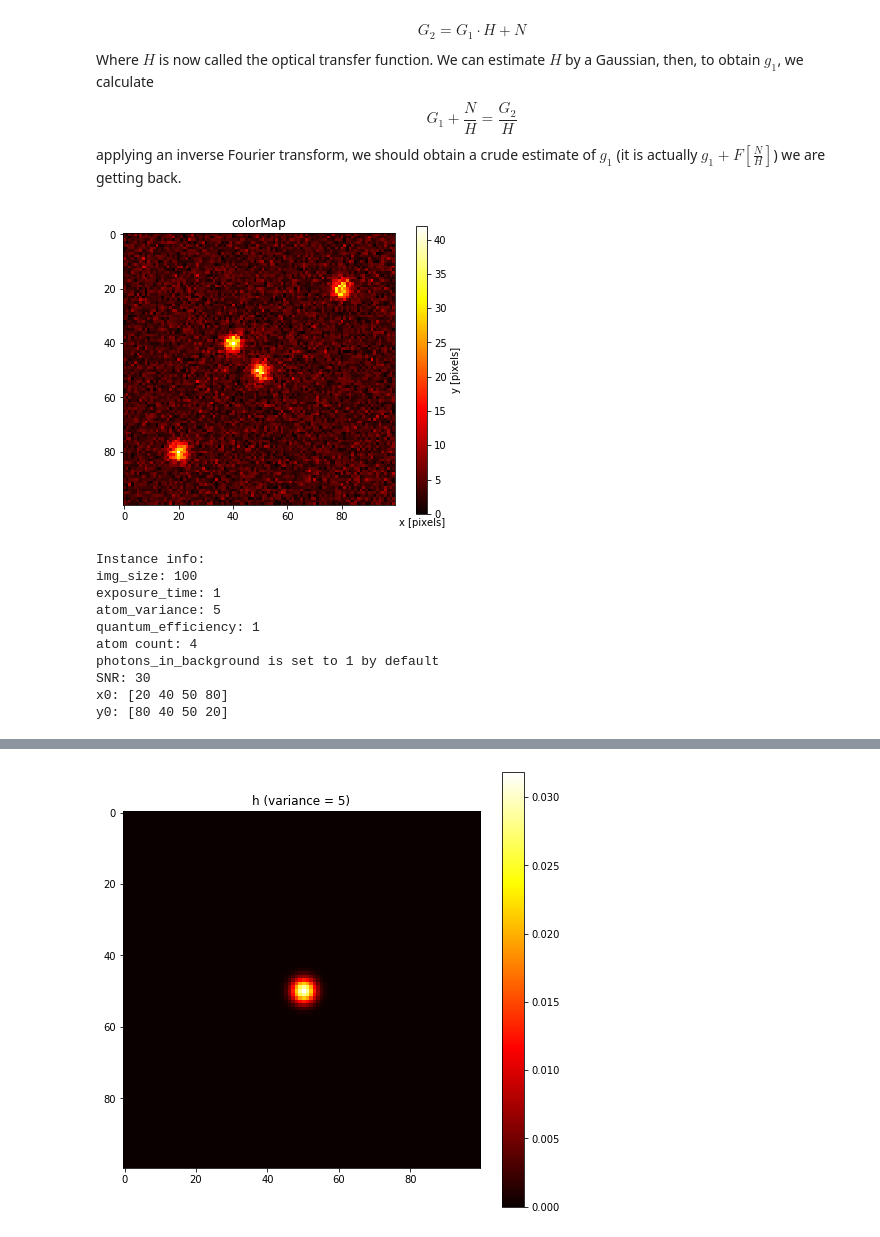
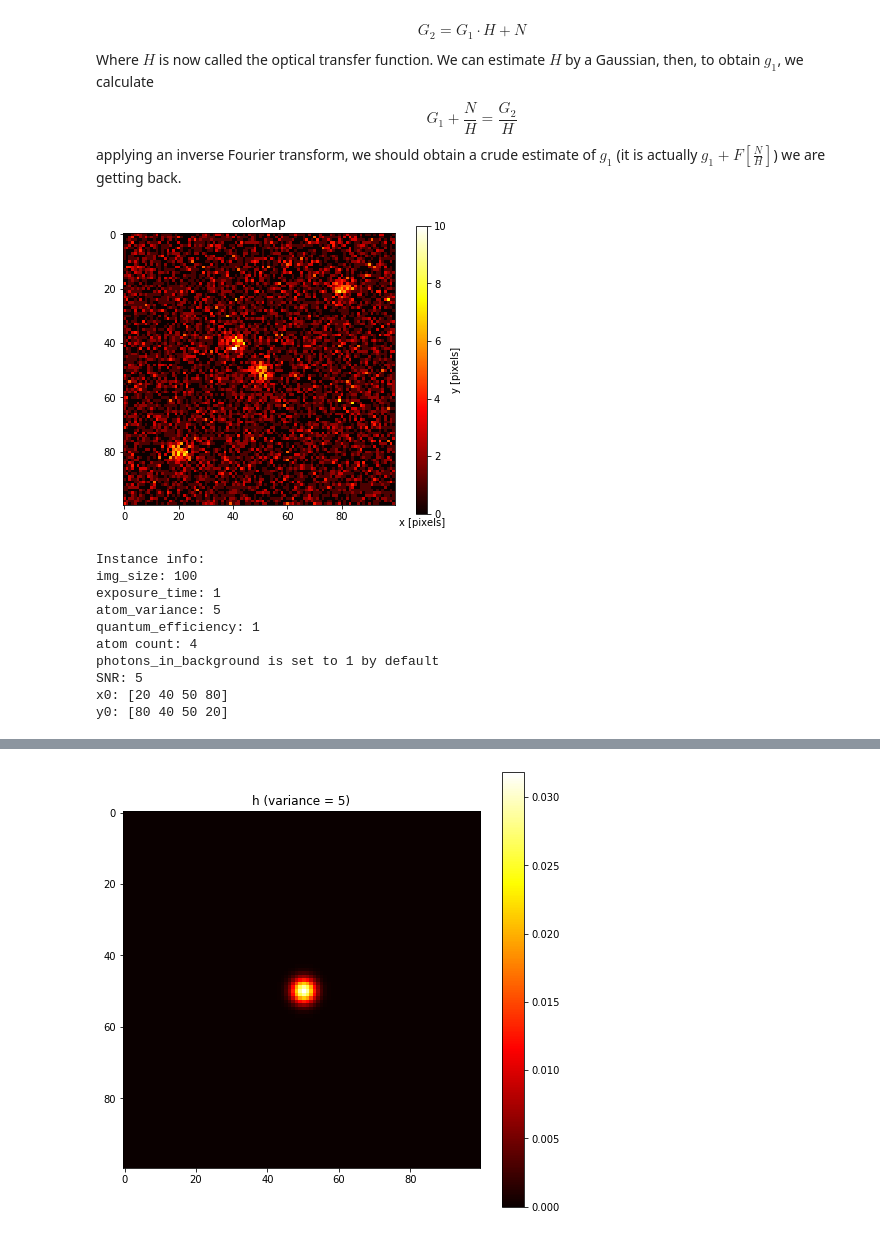
Before and after one commit to cliulinnaeus/AtomDetection, a Jupyter notebook: preprocessing/deconv_test2.ipynb, the cells around one changed output, grey strips where cells are left out. Drawn from its saved outputs; the diff is of its cells as text; code cells hidden in the pictures.

```diff
--- a/preprocessing/deconv_test2.ipynb
+++ b/preprocessing/deconv_test2.ipynb
@@ -155,15 +154,15 @@ $$G_1 + \frac{N}{H} = \frac{G_2}{H}$$
 applying an inverse Fourier transform, we should obtain a crude estimate of $g_1$ (it is actually $g_1 + F[\frac{N}{H}]$) we are getting back.
 # %%
 img_size = 100
-SNR = 30
+SNR = 5
 sim = simulator(img_size, 1)
 x0 = np.array([20, 40, 50, 80])
 y0 = np.array([80, 40, 50, 20])
 # x0 = x0[0]
 # y0 = y0[0]
 g2 = sim.create_simulation_from_SNR(x0, y0, SNR, verbose=True)
 # %% [output]
-[figure, old version]
+[figure, new version]
 Instance info:
 img_size: 100
 exposure_time: 1
@@ -171,6 +170,6 @@ atom_variance: 5
 quantum_efficiency: 1
 atom count: 4
 photons_in_background is set to 1 by default
-SNR: 30
+SNR: 5
 x0: [20 40 50 80]
 y0: [80 40 50 20]
```
Also changed, not shown: parts of 10 cells of this notebook, 5 other files.
